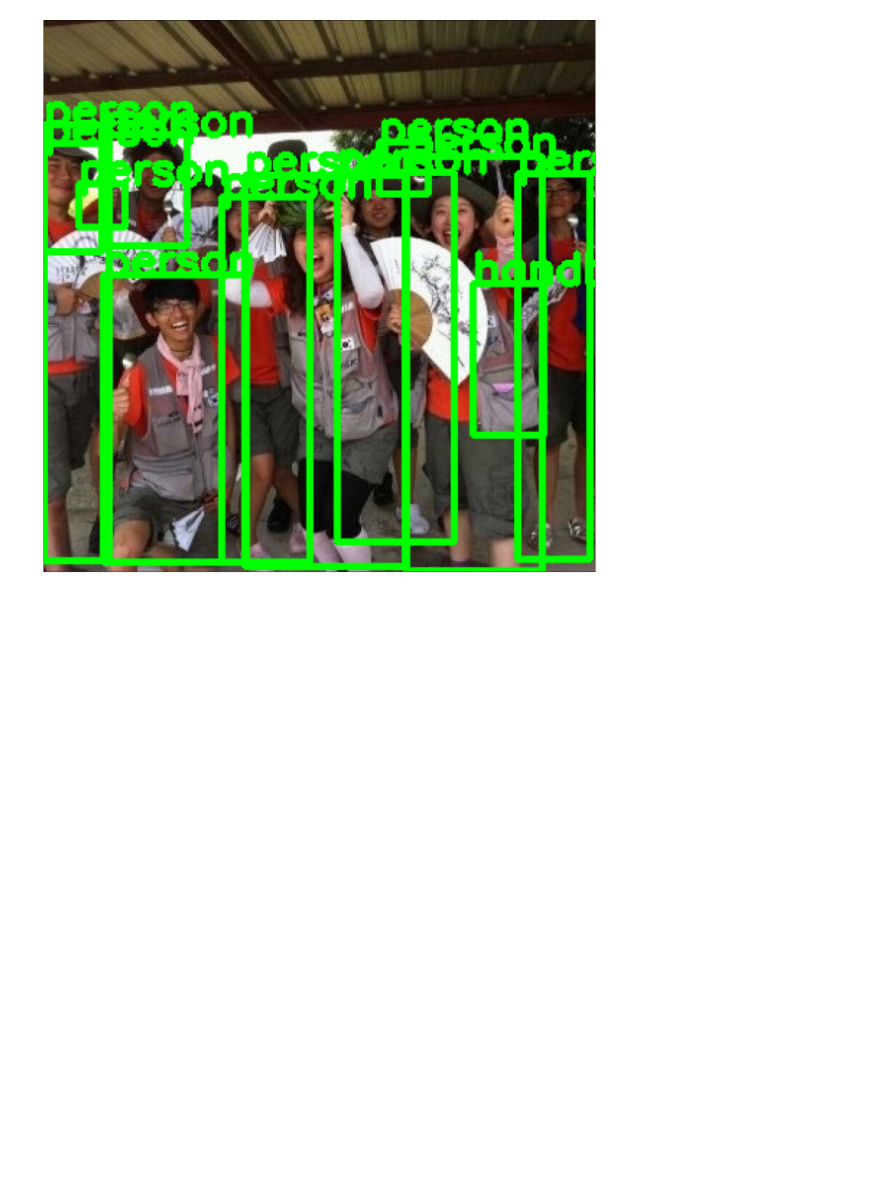
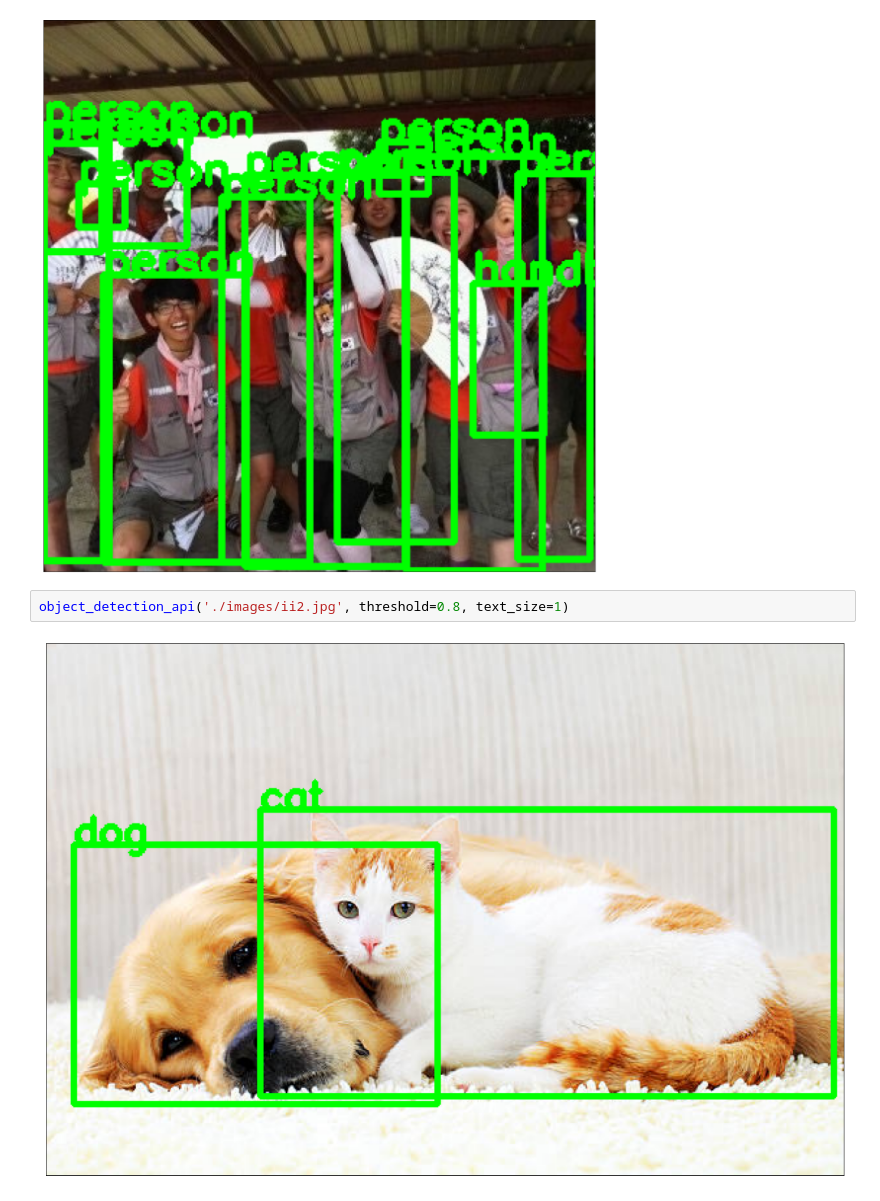
Before and after one commit to akfangus/DeepProject, a Jupyter notebook: object_detection.ipynb, the cells around one changed output. Drawn from its saved outputs; the diff is of its cells as text; blank space fills up the shorter version.

```diff
--- a/object_detection.ipynb
+++ b/object_detection.ipynb
@@ -96,3 +96,7 @@ object_detection_api('./images/maxresdefault.jpg', threshold=0.8, text_size=1)
 object_detection_api('./images/image_sample.jpg', threshold=0.8, text_size=1)
 # %% [output]
 [figure]
+# %%
+object_detection_api('./images/ii2.jpg', threshold=0.8, text_size=1)
+# %% [output]
+[figure, added]
```
